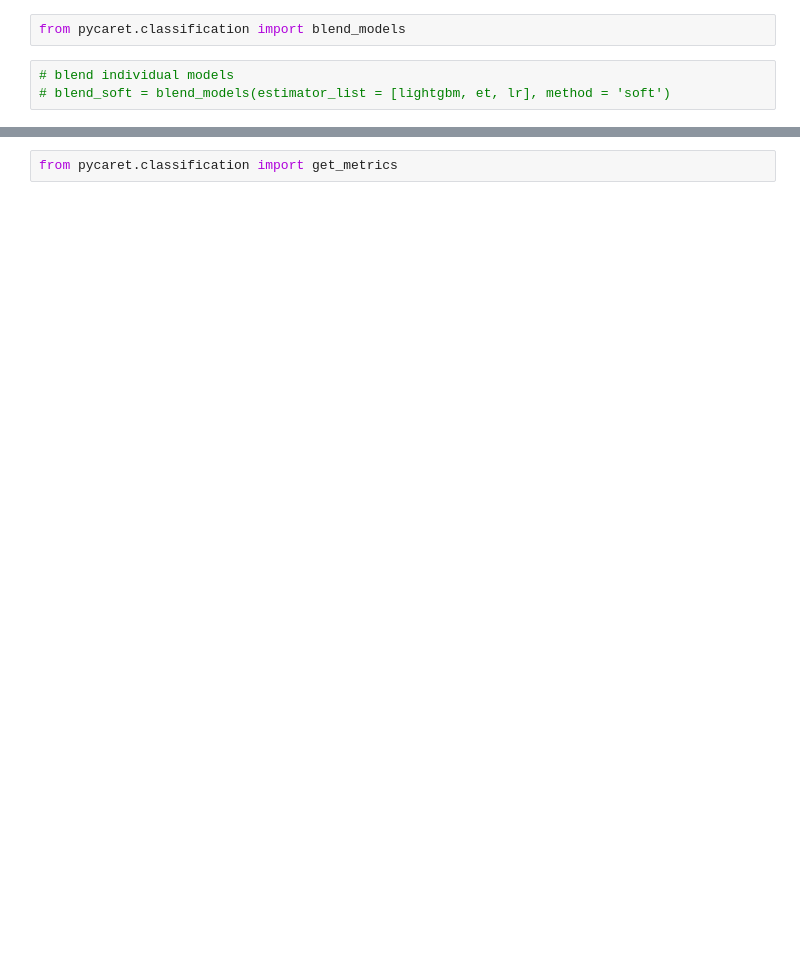
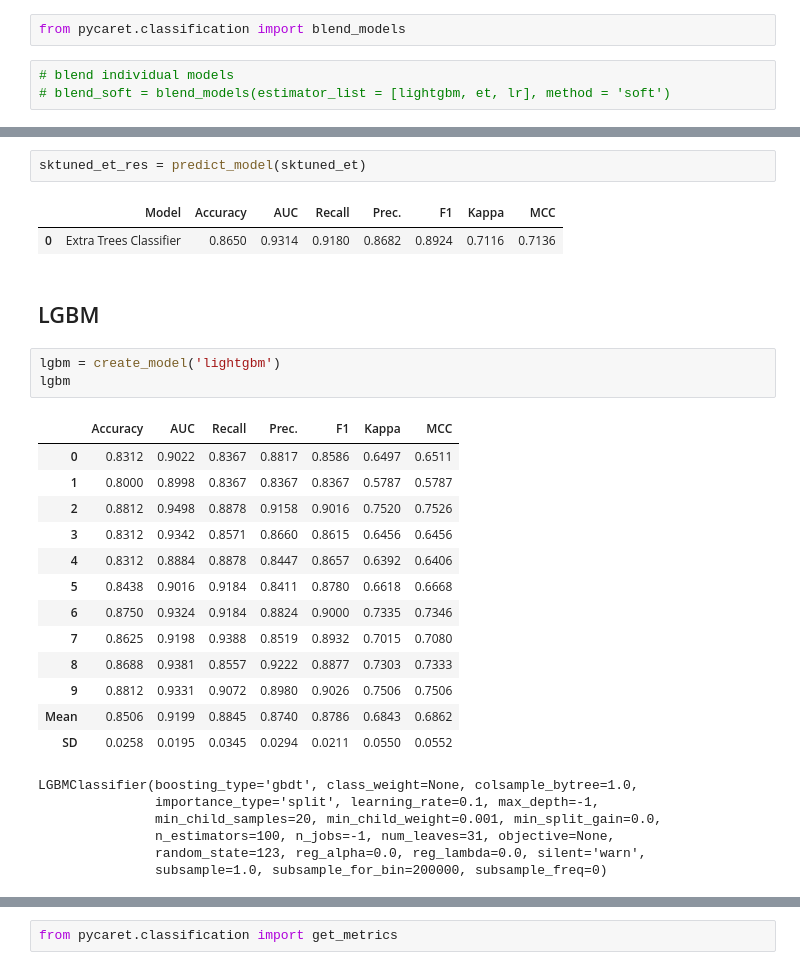
Before and after one commit to shaypal5/mba_ds_project, a Jupyter notebook: notebooks/sentiment/sentiment_pycaret.ipynb, the cells around one changed output, grey strips where cells are left out. Drawn from its saved outputs; the diff is of its cells as text; blank space fills up the shorter version.

```diff
--- a/notebooks/sentiment/sentiment_pycaret.ipynb
+++ b/notebooks/sentiment/sentiment_pycaret.ipynb
@@ -188,0 +239,30 @@ res = predict_model(blender_top3)
+# %%
+sktuned_et_res = predict_model(sktuned_et)
+# %% [output]
+|  | Model | Accuracy | AUC | Recall | Prec. | F1 | Kappa | MCC |
+| 0 | Extra Trees Classifier | 0.8650 | 0.9314 | 0.9180 | 0.8682 | 0.8924 | 0.7116 | 0.7136 |
+# %% [markdown]
+## LGBM
+# %%
+lgbm = create_model('lightgbm')
+lgbm
+# %% [output]
+|  | Accuracy | AUC | Recall | Prec. | F1 | Kappa | MCC |
+| 0 | 0.8312 | 0.9022 | 0.8367 | 0.8817 | 0.8586 | 0.6497 | 0.6511 |
+| 1 | 0.8000 | 0.8998 | 0.8367 | 0.8367 | 0.8367 | 0.5787 | 0.5787 |
+| 2 | 0.8812 | 0.9498 | 0.8878 | 0.9158 | 0.9016 | 0.7520 | 0.7526 |
+| 3 | 0.8312 | 0.9342 | 0.8571 | 0.8660 | 0.8615 | 0.6456 | 0.6456 |
+| 4 | 0.8312 | 0.8884 | 0.8878 | 0.8447 | 0.8657 | 0.6392 | 0.6406 |
+| 5 | 0.8438 | 0.9016 | 0.9184 | 0.8411 | 0.8780 | 0.6618 | 0.6668 |
+| 6 | 0.8750 | 0.9324 | 0.9184 | 0.8824 | 0.9000 | 0.7335 | 0.7346 |
+| 7 | 0.8625 | 0.9198 | 0.9388 | 0.8519 | 0.8932 | 0.7015 | 0.7080 |
+| 8 | 0.8688 | 0.9381 | 0.8557 | 0.9222 | 0.8877 | 0.7303 | 0.7333 |
+| 9 | 0.8812 | 0.9331 | 0.9072 | 0.8980 | 0.9026 | 0.7506 | 0.7506 |
+| Mean | 0.8506 | 0.9199 | 0.8845 | 0.8740 | 0.8786 | 0.6843 | 0.6862 |
+| SD | 0.0258 | 0.0195 | 0.0345 | 0.0294 | 0.0211 | 0.0550 | 0.0552 |
+LGBMClassifier(boosting_type='gbdt', class_weight=None, colsample_bytree=1.0,
+               importance_type='split', learning_rate=0.1, max_depth=-1,
+               min_child_samples=20, min_child_weight=0.001, min_split_gain=0.0,
+               n_estimators=100, n_jobs=-1, num_leaves=31, objective=None,
+               random_state=123, reg_alpha=0.0, reg_lambda=0.0, silent='warn',
+               subsample=1.0, subsample_for_bin=200000, subsample_freq=0)
```
Also changed, not shown: parts of 20 cells of this notebook, 24 other files.
